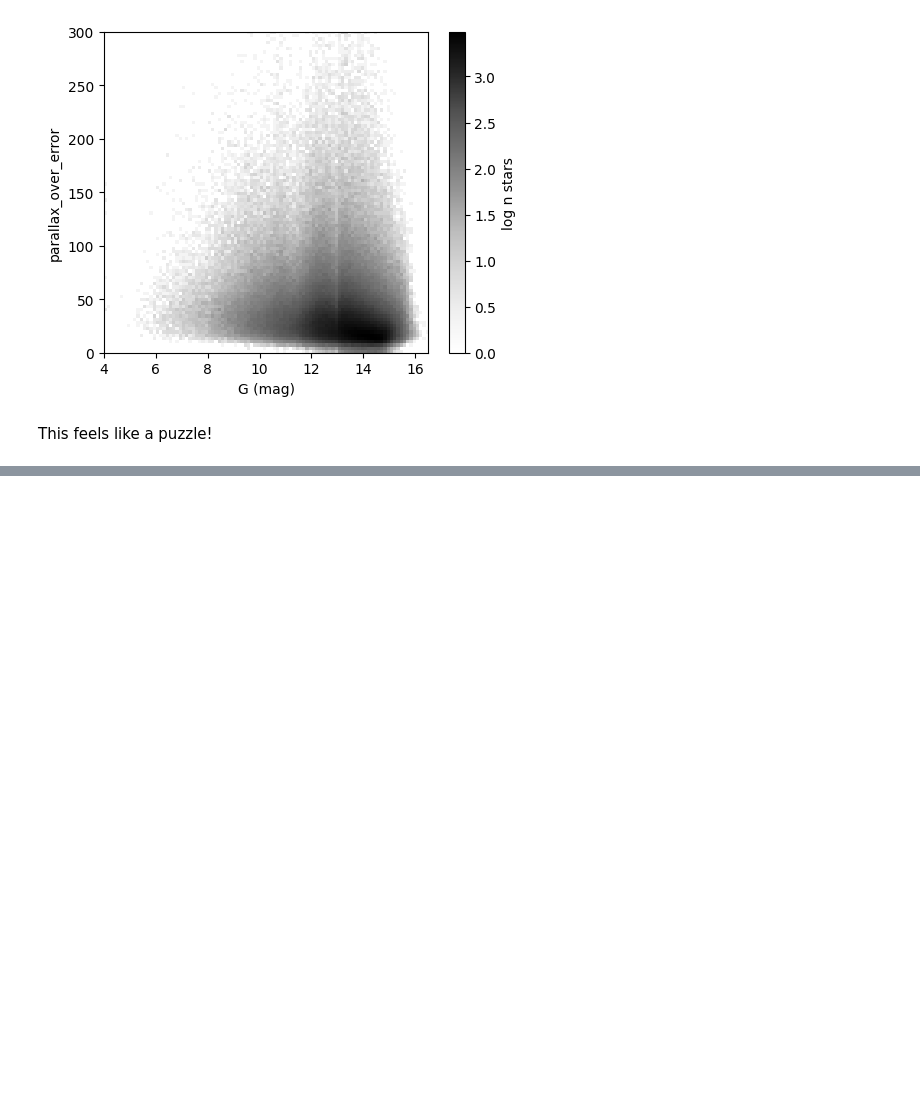
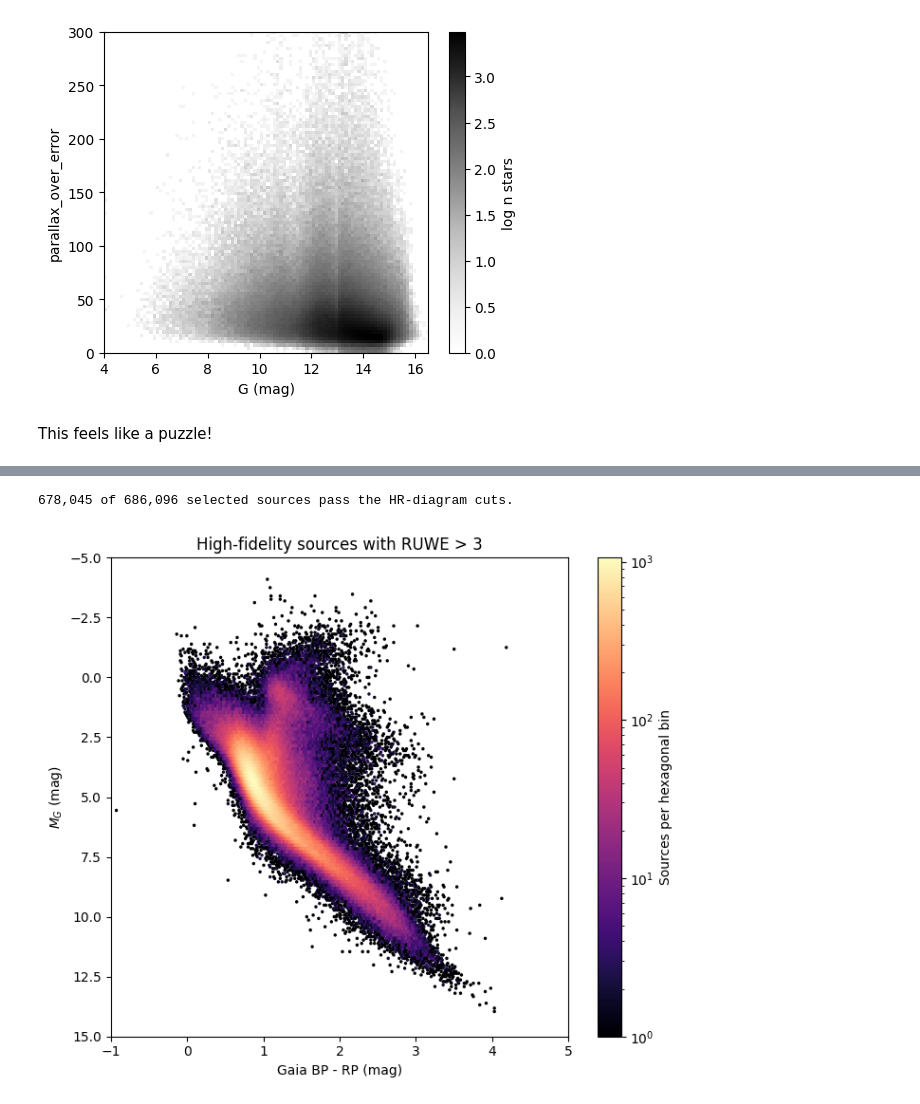
Before and after one commit to wfau/astroflow-community, a Jupyter notebook: science/add_Rybizki_dataset.ipynb, the cells around one changed output, grey strips where cells are left out. Drawn from its saved outputs; the diff is of its cells as text; code cells hidden in the pictures; blank space fills up the shorter version.

```diff
--- a/science/add_Rybizki_dataset.ipynb
+++ b/science/add_Rybizki_dataset.ipynb
@@ -271,0 +288,41 @@ This feels like a puzzle!
+# %%
+import numpy as np
+from matplotlib.colors import LogNorm
+
+hr = goodfidelity_badruwe.loc[:, ['bp_rp', 'phot_g_mean_mag', 'parallax', 'parallax_over_error']].copy()
+hr = hr.replace([np.inf, -np.inf], np.nan).dropna()
+hr = hr[(hr['parallax'] > 0) & (hr['parallax_over_error'] > 5)].copy()
+hr['absolute_g_mag'] = (
+    hr['phot_g_mean_mag'] + 5 * np.log10(hr['parallax']) - 10
+)
+hr = hr[
+    hr['bp_rp'].between(-1, 5)
+    & hr['absolute_g_mag'].between(-5, 15)
+]
+
+print(f'{len(hr):,} of {len(goodfidelity_badruwe):,} selected sources pass the HR-diagram cuts.')
+# %% [output]
+678,045 of 686,096 selected sources pass the HR-diagram cuts.
+# %%
+fig, ax = plt.subplots(figsize=(7, 6))
+density = ax.hexbin(
+    hr['bp_rp'],
+    hr['absolute_g_mag'],
+    gridsize=250,
+    extent=(-1, 5, -5, 15),
+    mincnt=1,
+    norm=LogNorm(),
+    cmap='magma',
+)
+ax.set(
+    xlabel='Gaia BP - RP (mag)',
+    ylabel=r'$M_G$ (mag)',
+    title='High-fidelity sources with RUWE > 3',
+)
+ax.set_xlim(-1, 5)
+ax.set_ylim(15, -5)
+fig.colorbar(density, ax=ax, label='Sources per hexagonal bin')
+fig.tight_layout()
+plt.savefig('highruwesources.png',dpi=300)
+# %% [output]
+[figure, added]
```
Also changed, not shown: parts of 21 cells of this notebook.
